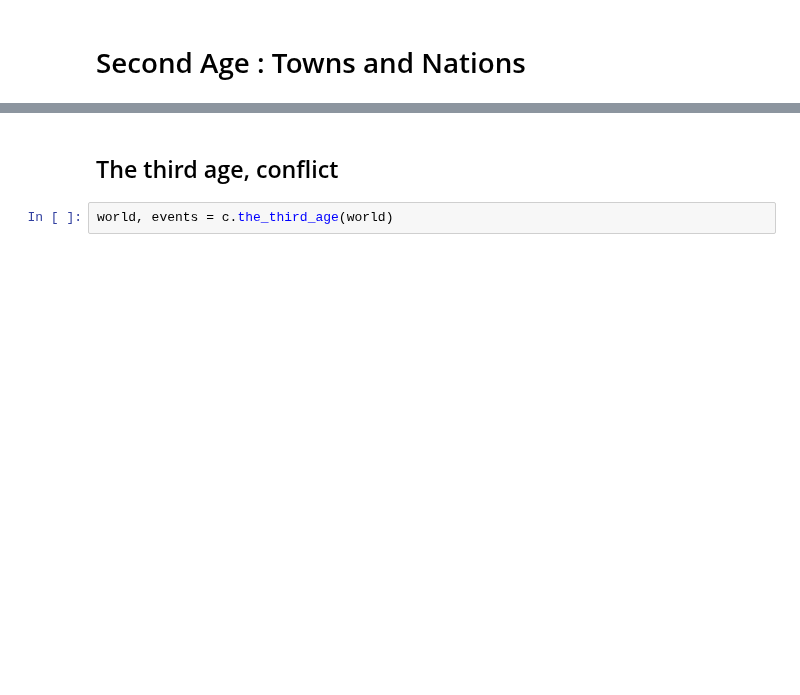
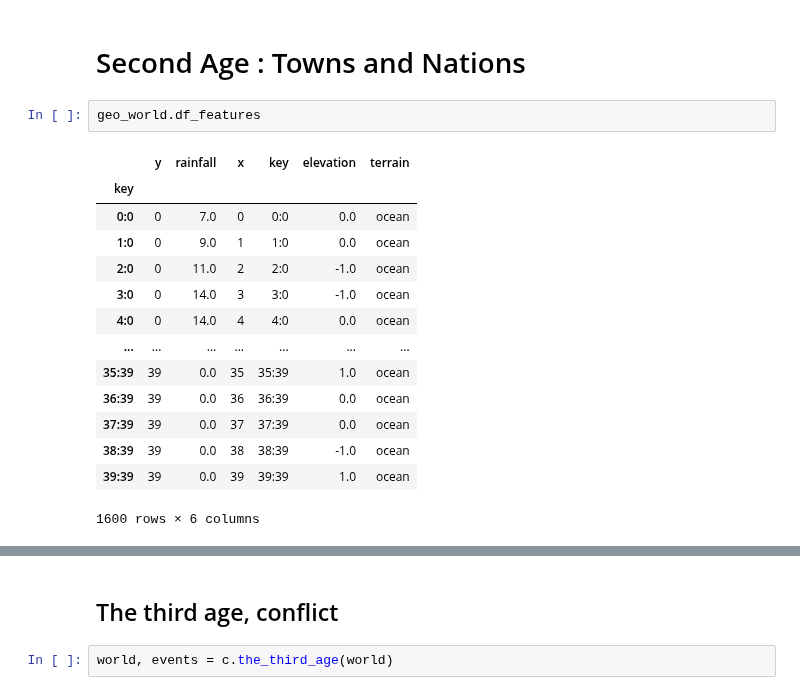
Before and after one commit to BillmanH/dsadventure, a Jupyter notebook: notebooks/Production Worldgen Function.ipynb, the cells around one changed output, grey strips where cells are left out. Cells and saved outputs as stored; diff of their text form; blank space fills up the shorter version.

Commit message:
updated worldgen process

```diff
--- a/notebooks/Production Worldgen Function.ipynb
+++ b/notebooks/Production Worldgen Function.ipynb
@@ -43,5 +43,22 @@ draw.drawTerrainTypes(geo_world.grid_elevation, geo_world.landscape)
 # %% [markdown]
 # Second Age : Towns and Nations
+# %%
+geo_world.df_features
+# %% [output]
+|  | y | rainfall | x | key | elevation | terrain |
+| key |  |  |  |  |  |  |
+| 0:0 | 0 | 7.0 | 0 | 0:0 | 0.0 | ocean |
+| 1:0 | 0 | 9.0 | 1 | 1:0 | 0.0 | ocean |
+| 2:0 | 0 | 11.0 | 2 | 2:0 | -1.0 | ocean |
+| 3:0 | 0 | 14.0 | 3 | 3:0 | -1.0 | ocean |
+| 4:0 | 0 | 14.0 | 4 | 4:0 | 0.0 | ocean |
+| ... | ... | ... | ... | ... | ... | ... |
+| 35:39 | 39 | 0.0 | 35 | 35:39 | 1.0 | ocean |
+| 36:39 | 39 | 0.0 | 36 | 36:39 | 0.0 | ocean |
+| 37:39 | 39 | 0.0 | 37 | 37:39 | 0.0 | ocean |
+| 38:39 | 39 | 0.0 | 38 | 38:39 | -1.0 | ocean |
+| 39:39 | 39 | 0.0 | 39 | 39:39 | 1.0 | ocean |
+1600 rows × 6 columns
 # %%
 world = c.the_second_age(geo_world, {})
 # %% [output]
```
Also changed, not shown: parts of 11 cells of this notebook, 3 other files.
